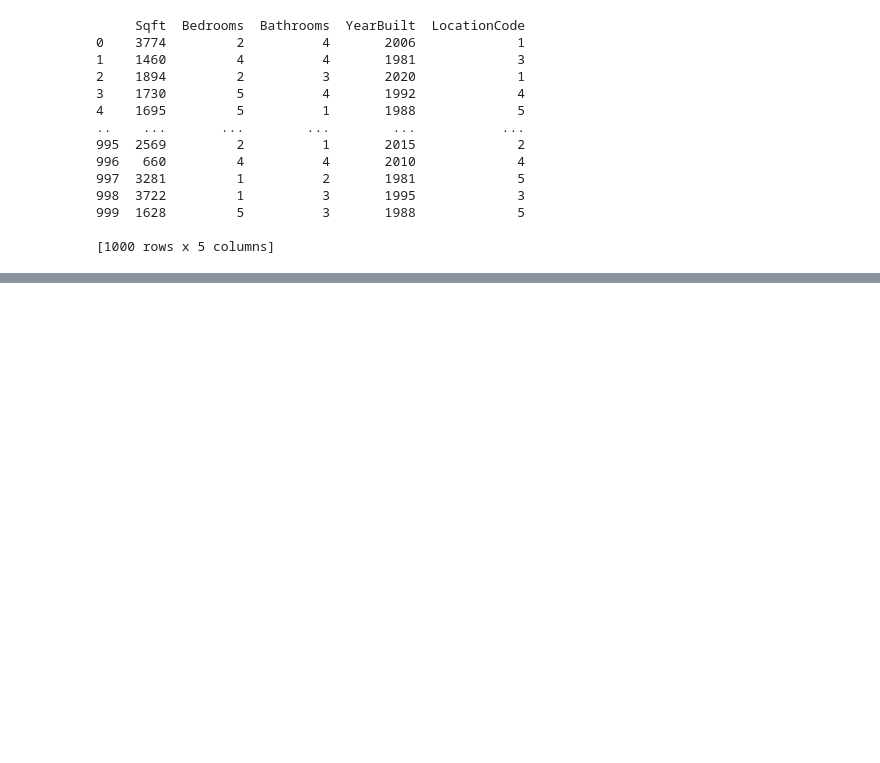
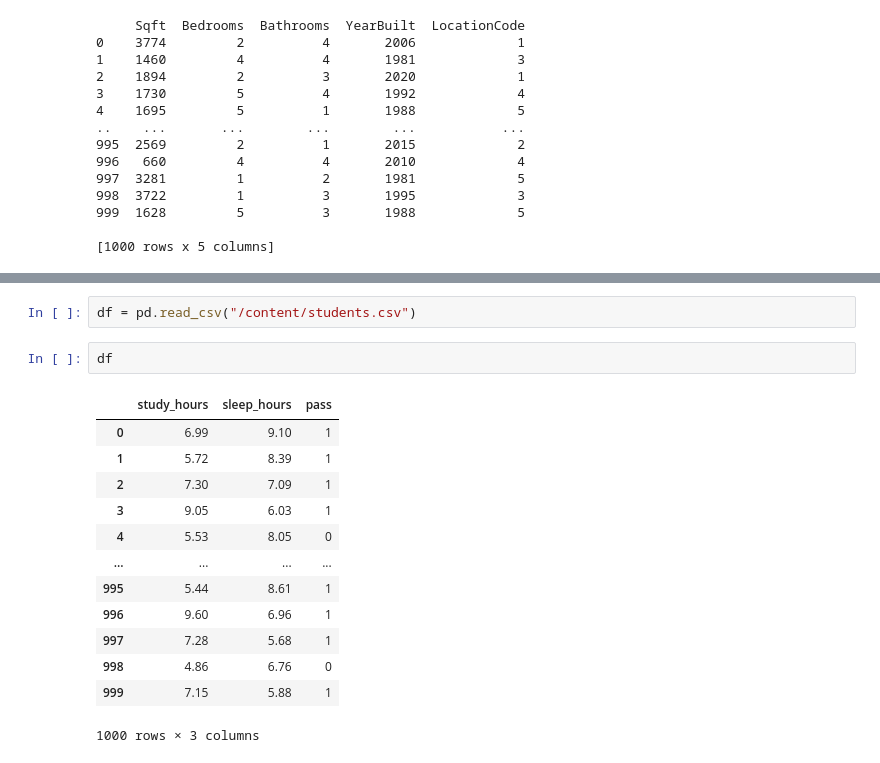
Before and after one commit to manthanrana01/Python, a Jupyter notebook: ML.ipynb, the cells around one changed output, grey strips where cells are left out. Saved outputs shown, nothing was run; the diff lists cells and outputs as text; blank space fills up the shorter version.

```diff
--- a/ML.ipynb
+++ b/ML.ipynb
@@ -23,0 +60,18 @@ print(x)
+# %%
+df = pd.read_csv("/content/students.csv")
+# %%
+df
+# %% [output]
+|  | study_hours | sleep_hours | pass |
+| 0 | 6.99 | 9.10 | 1 |
+| 1 | 5.72 | 8.39 | 1 |
+| 2 | 7.30 | 7.09 | 1 |
+| 3 | 9.05 | 6.03 | 1 |
+| 4 | 5.53 | 8.05 | 0 |
+| ... | ... | ... | ... |
+| 995 | 5.44 | 8.61 | 1 |
+| 996 | 9.60 | 6.96 | 1 |
+| 997 | 7.28 | 5.68 | 1 |
+| 998 | 4.86 | 6.76 | 0 |
+| 999 | 7.15 | 5.88 | 1 |
+1000 rows × 3 columns
```
Also changed, not shown: parts of 11 cells of this notebook.
